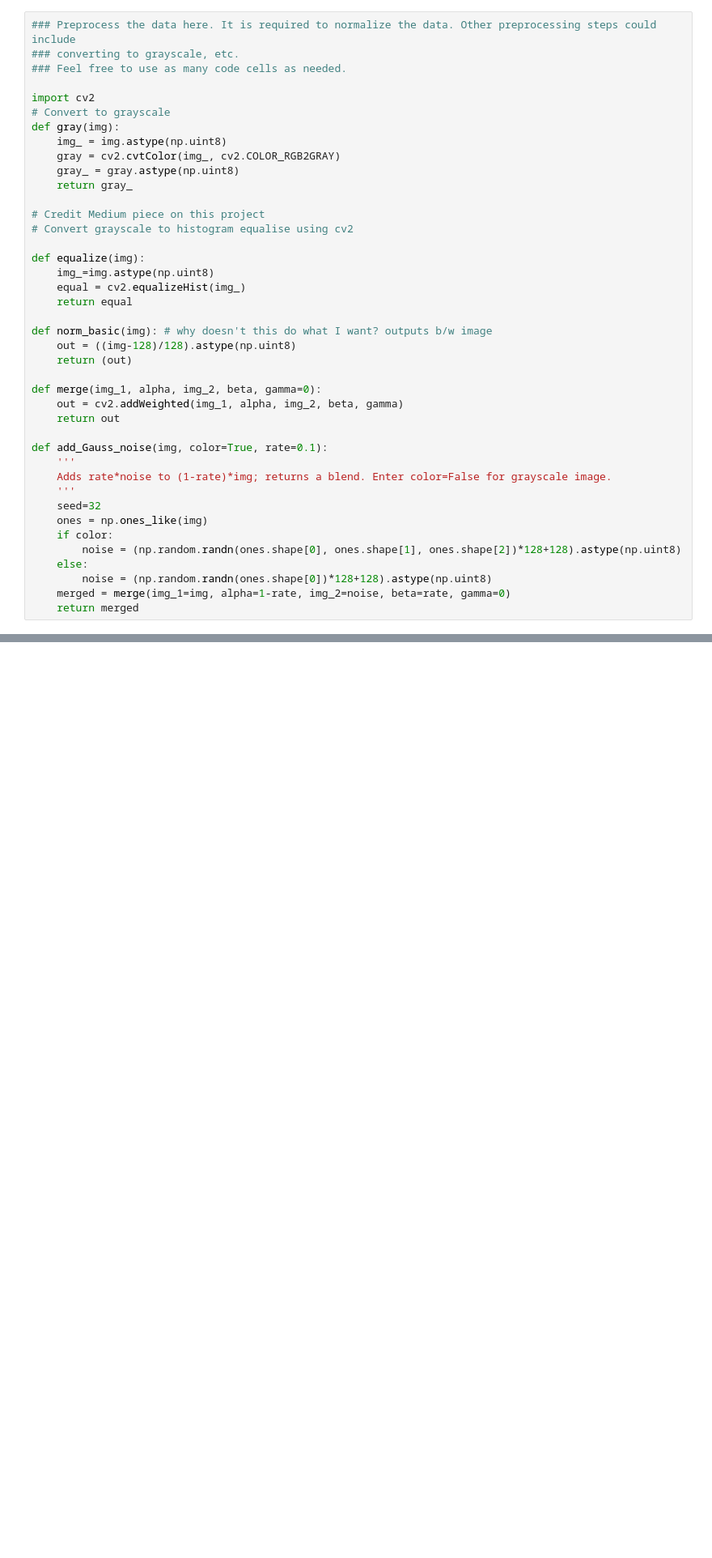
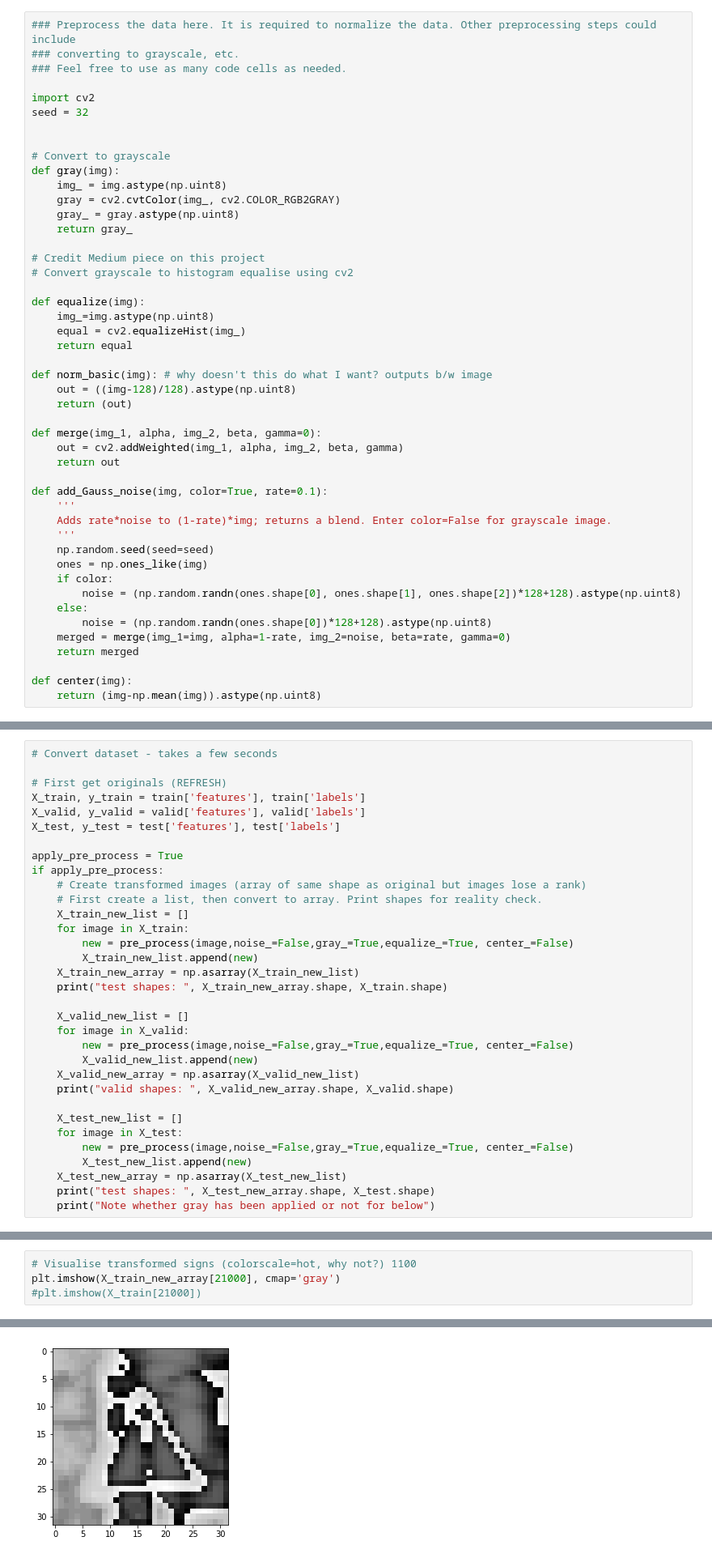
Before and after one commit to JesseSebastianGG/Traffic_Signs_Classifier, a Jupyter notebook: Traffic_Sign_Classifier.ipynb, the cells around one changed output, grey strips where cells are left out. Shown at 81% size. Drawn from its saved outputs; the diff is of its cells as text; blank space fills up the shorter version.

```diff
--- a/Traffic_Sign_Classifier.ipynb
+++ b/Traffic_Sign_Classifier.ipynb
@@ -188,6 +188,9 @@ Use the code cell (or multiple code cells, if necessary) to implement the first
 ### Feel free to use as many code cells as needed.
 
 import cv2
+seed = 32
+
+
 # Convert to grayscale
 def gray(img):
     img_ = img.astype(np.uint8)
@@ -215,7 +218,7 @@ def add_Gauss_noise(img, color=True, rate=0.1):
     '''
     Adds rate*noise to (1-rate)*img; returns a blend. Enter color=False for grayscale image.
     '''
-    seed=32
+    np.random.seed(seed=seed)
     ones = np.ones_like(img)
     if color:
         noise = (np.random.randn(ones.shape[0], ones.shape[1], ones.shape[2])*128+128).astype(np.uint8)
@@ -223,3 +226,6 @@ def add_Gauss_noise(img, color=True, rate=0.1):
         noise = (np.random.randn(ones.shape[0])*128+128).astype(np.uint8)
     merged = merge(img_1=img, alpha=1-rate, img_2=noise, beta=rate, gamma=0)
     return merged
+
+def center(img):
+    return (img-np.mean(img)).astype(np.uint8)
@@ -314,0 +548,33 @@ for dataset in datasets:
+# %%
+# Convert dataset - takes a few seconds
+
+# First get originals (REFRESH)
+X_train, y_train = train['features'], train['labels']
+X_valid, y_valid = valid['features'], valid['labels']
+X_test, y_test = test['features'], test['labels']
+
+apply_pre_process = True
+if apply_pre_process:
+    # Create transformed images (array of same shape as original but images lose a rank)
+    # First create a list, then convert to array. Print shapes for reality check.
+    X_train_new_list = []
+    for image in X_train:
+        new = pre_process(image,noise_=False,gray_=True,equalize_=True, center_=False)
+        X_train_new_list.append(new)
+    X_train_new_array = np.asarray(X_train_new_list)
+    print("test shapes: ", X_train_new_array.shape, X_train.shape)
+
+    X_valid_new_list = []
+    for image in X_valid:
+        new = pre_process(image,noise_=False,gray_=True,equalize_=True, center_=False)
+        X_valid_new_list.append(new)
+    X_valid_new_array = np.asarray(X_valid_new_list)
+    print("valid shapes: ", X_valid_new_array.shape, X_valid.shape)
+
+    X_test_new_list = []
+    for image in X_test:
+        new = pre_process(image,noise_=False,gray_=True,equalize_=True, center_=False)
+        X_test_new_list.append(new)
+    X_test_new_array = np.asarray(X_test_new_list)
+    print("test shapes: ", X_test_new_array.shape, X_test.shape)
+    print("Note whether gray has been applied or not for below")
@@ -314,0 +586,5 @@ for dataset in datasets:
+# %%
+# Visualise transformed signs (colorscale=hot, why not?) 1100
+plt.imshow(X_train_new_array[21000], cmap='gray')
+#plt.imshow(X_train[21000])
+# %% [output]
@@ -315 +592,2 @@ for dataset in datasets:
+[figure, added]
 # %% [markdown]
```
Also changed, not shown: parts of 30 cells of this notebook, 21 other files.
